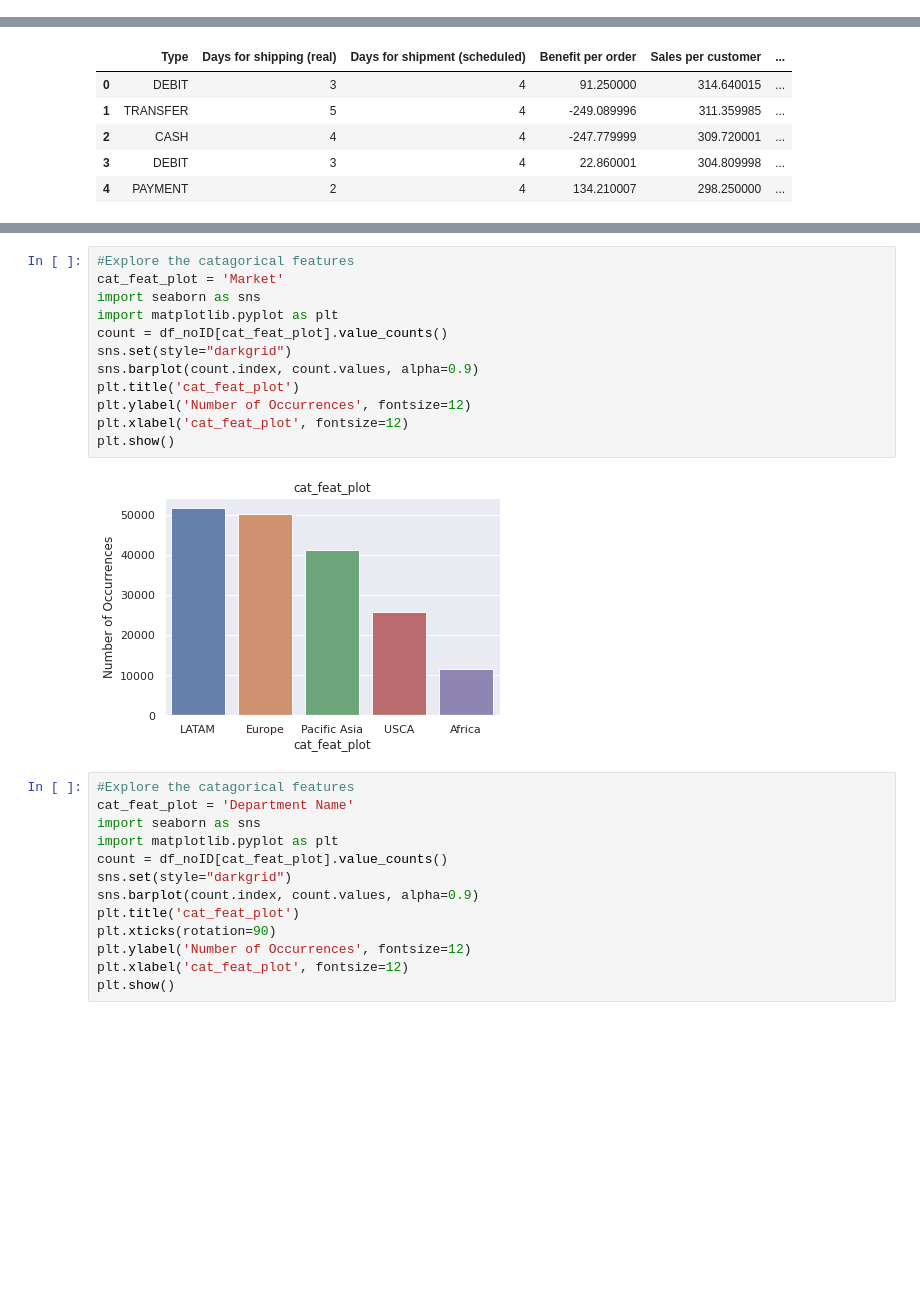
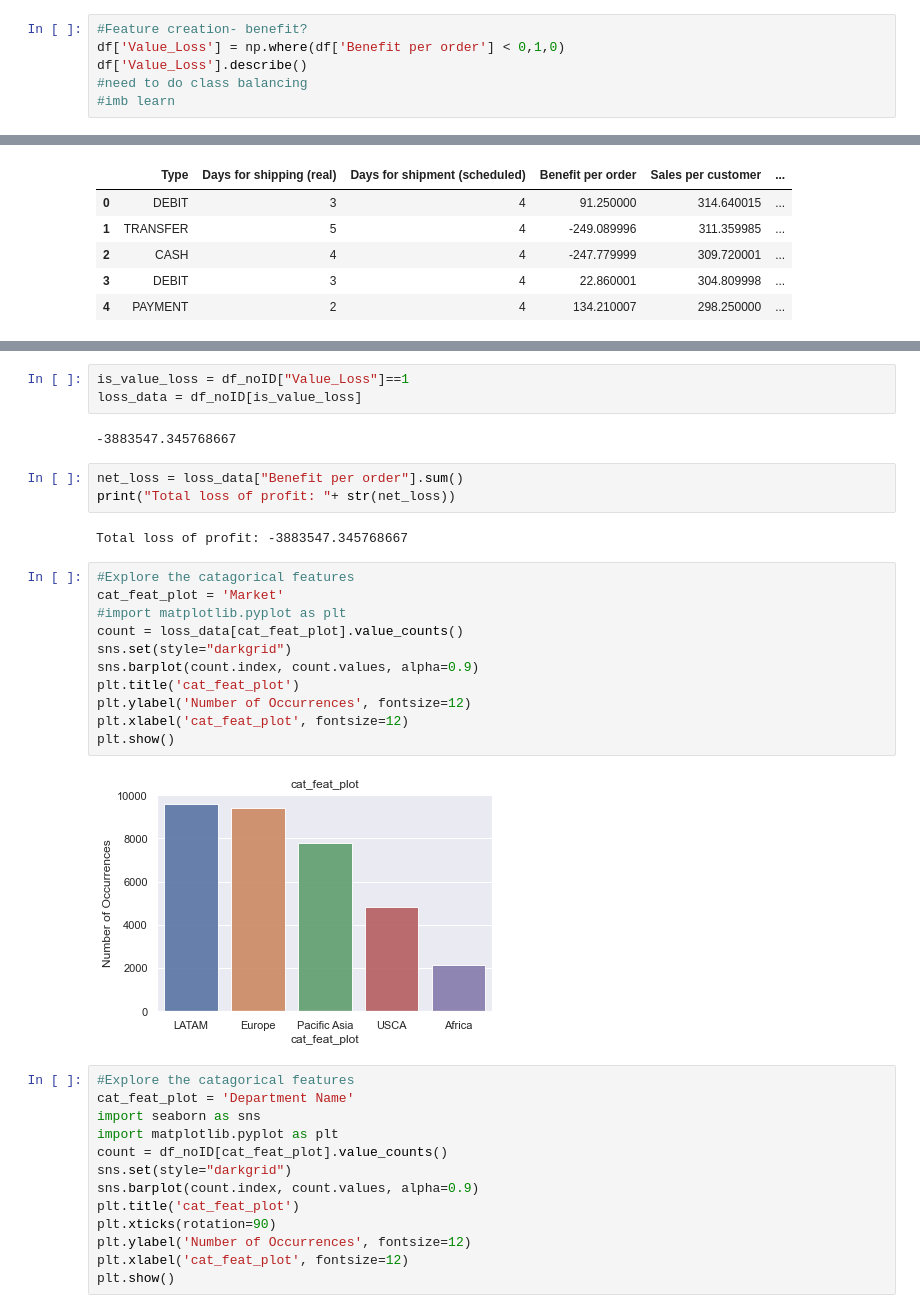
Before and after one commit to BDBlank/SmartSupplyChain, a Jupyter notebook: SmartSupplyChain.ipynb, the cells around one changed output, grey strips where cells are left out. Drawn from its saved outputs; the diff is of its cells as text; blank space fills up the shorter version.

```diff
--- a/SmartSupplyChain.ipynb
+++ b/SmartSupplyChain.ipynb
@@ -71,2 +74,8 @@ plt.show()
 # %% [output]
 [figure]
+# %%
+#Feature creation- benefit?
+df['Value_Loss'] = np.where(df['Benefit per order'] < 0,1,0)
+df['Value_Loss'].describe()
+#need to do class balancing
+#imb learn
@@ -94,17 +113,26 @@ plt.show()
+# %%
+is_value_loss = df_noID["Value_Loss"]==1
+loss_data = df_noID[is_value_loss]
+# %% [output]
+-3883547.345768667
+# %%
+net_loss = loss_data["Benefit per order"].sum()
+print("Total loss of profit: "+ str(net_loss))
+# %% [output]
+Total loss of profit: -3883547.345768667
 # %%
 #Explore the catagorical features
 cat_feat_plot = 'Market'
-import seaborn as sns
-import matplotlib.pyplot as plt
-count = df_noID[cat_feat_plot].value_counts()
+#import matplotlib.pyplot as plt
+count = loss_data[cat_feat_plot].value_counts()
 sns.set(style="darkgrid")
 sns.barplot(count.index, count.values, alpha=0.9)
 plt.title('cat_feat_plot')
 plt.ylabel('Number of Occurrences', fontsize=12)
 plt.xlabel('cat_feat_plot', fontsize=12)
 plt.show()
 # %% [output]
-[figure, old version]
+[figure, new version]
 # %%
 #Explore the catagorical features
 cat_feat_plot = 'Department Name'
```
Also changed, not shown: parts of 5 cells of this notebook.
